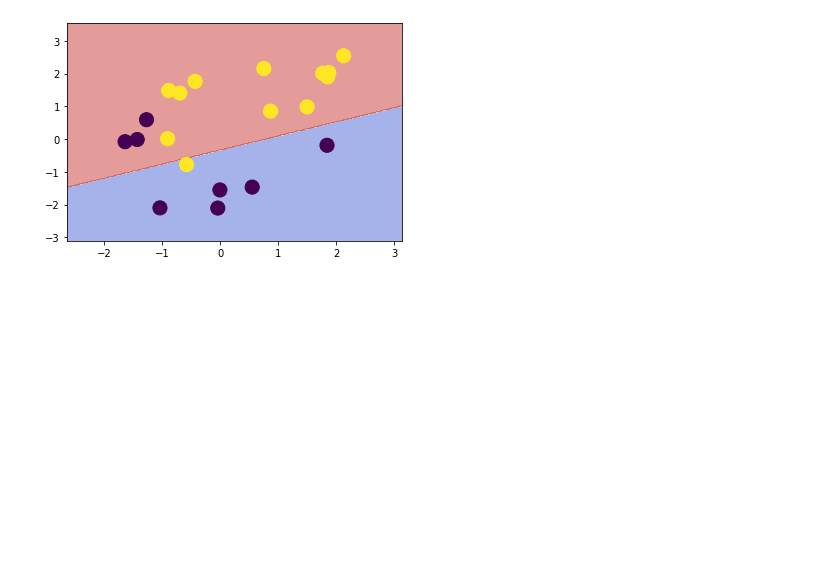
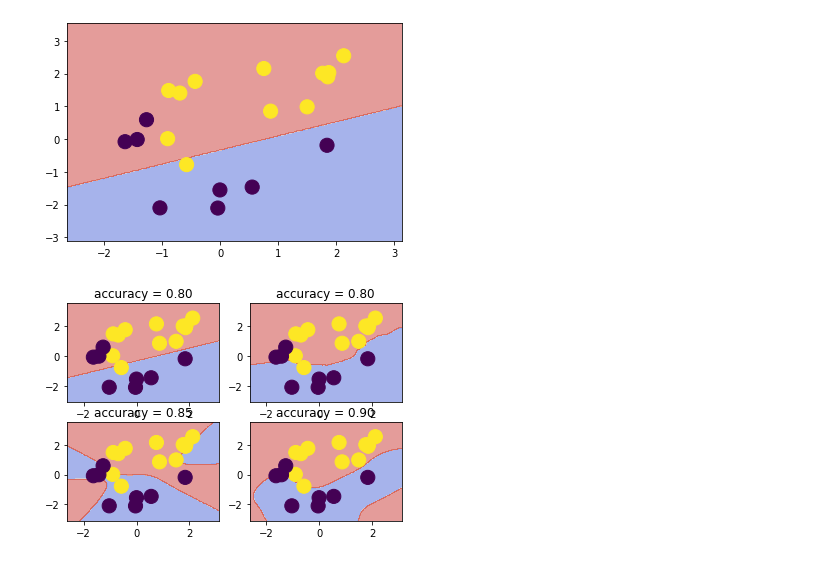
Before and after one commit to dam-crtl/opencv, a Jupyter notebook: chap7-1.ipynb, the cells around one changed output. Drawn from its saved outputs; the diff is of its cells as text; code cells hidden in the pictures; blank space fills up the shorter version.

```diff
--- a/chap6-1.ipynb
+++ b/chap7-1.ipynb
@@ -63,3 +63,17 @@ def plot_decision_boundary(svm, X_test, y_test):
 plot_decision_boundary(svm, X_test, y_test)
 # %% [output]
 [figure]
+# %%
+kernels = [cv2.ml.SVM_LINEAR, cv2.ml.SVM_INTER, cv2.ml.SVM_SIGMOID, cv2.ml.SVM_RBF]
+# %%
+for idx, kernel in enumerate(kernels):
+    svm = cv2.ml.SVM_create()
+    svm.setKernel(kernel)
+    svm.train(X_train, cv2.ml.ROW_SAMPLE, y_train)
+    _, y_pred = svm.predict(X_test)
+    accuracy = metrics.accuracy_score(y_test, y_pred)
+    plt.subplot(2, 2, idx + 1)
+    plot_decision_boundary(svm, X_test, y_test)
+    plt.title('accuracy = %.2f' % accuracy)
+# %% [output]
+[figure, added]
```
